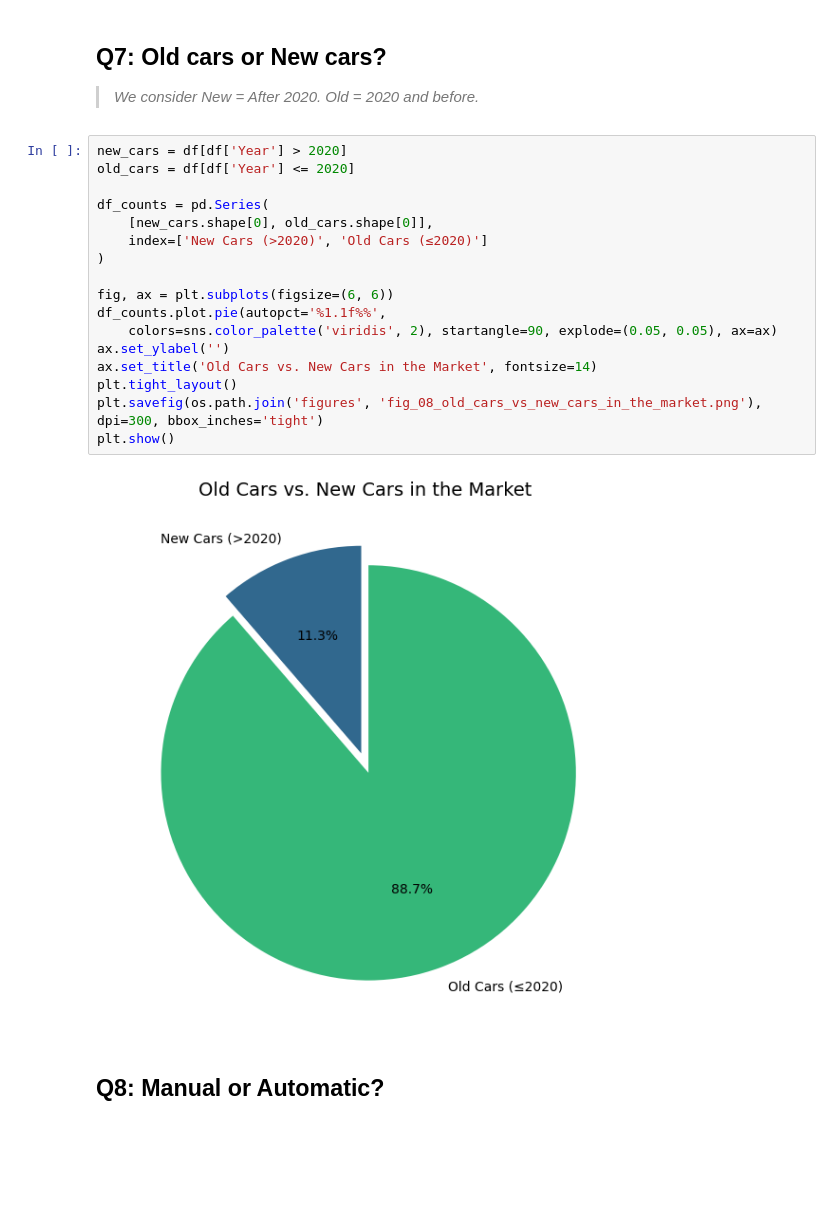
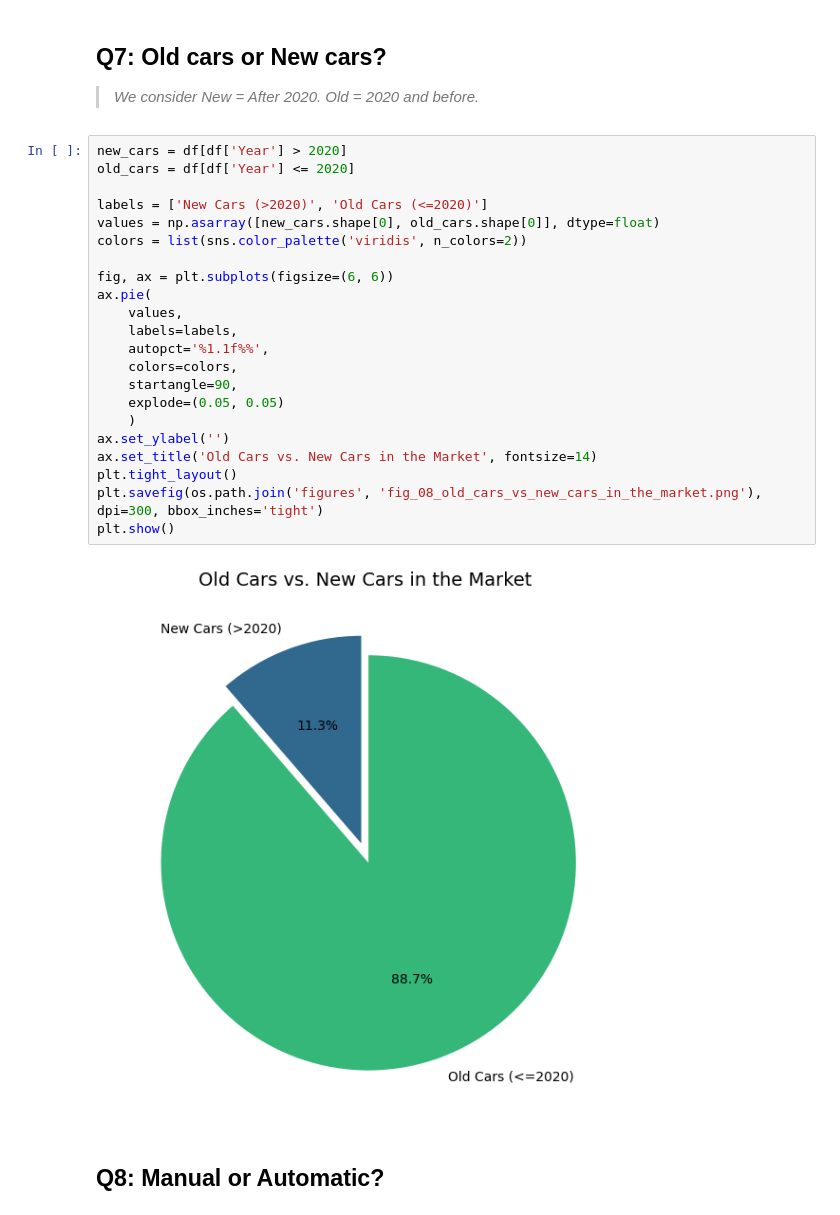
Before and after one commit to ahmed-bahlaoui/used_cars_dataset, a Jupyter notebook: preprocessing/notebooks/notebook.ipynb, the cells around one changed output. Cells and saved outputs as stored; diff of their text form; blank space fills up the shorter version.

```diff
--- a/preprocessing/notebooks/notebook.ipynb
+++ b/preprocessing/notebooks/notebook.ipynb
@@ -497,22 +530,27 @@ plt.show()
 # %%
 new_cars = df[df['Year'] > 2020]
 old_cars = df[df['Year'] <= 2020]
 
-df_counts = pd.Series(
-    [new_cars.shape[0], old_cars.shape[0]],
-    index=['New Cars (>2020)', 'Old Cars (≤2020)']
-)
+labels = ['New Cars (>2020)', 'Old Cars (<=2020)']
+values = np.asarray([new_cars.shape[0], old_cars.shape[0]], dtype=float)
+colors = list(sns.color_palette('viridis', n_colors=2))
 
 fig, ax = plt.subplots(figsize=(6, 6))
-df_counts.plot.pie(autopct='%1.1f%%',
-    colors=sns.color_palette('viridis', 2), startangle=90, explode=(0.05, 0.05), ax=ax)
+ax.pie(
+    values,
+    labels=labels,
+    autopct='%1.1f%%',
+    colors=colors,
+    startangle=90,
+    explode=(0.05, 0.05)
+    )
 ax.set_ylabel('')
 ax.set_title('Old Cars vs. New Cars in the Market', fontsize=14)
 plt.tight_layout()
 plt.savefig(os.path.join('figures', 'fig_08_old_cars_vs_new_cars_in_the_market.png'), dpi=300, bbox_inches='tight')
 plt.show()
 # %% [output]
-[figure, old version]
+[figure, new version]
 # %% [markdown]
 ## Q8: Manual or Automatic?
 # %%
```
Also changed, not shown: parts of 18 cells of this notebook, 3 other files.
